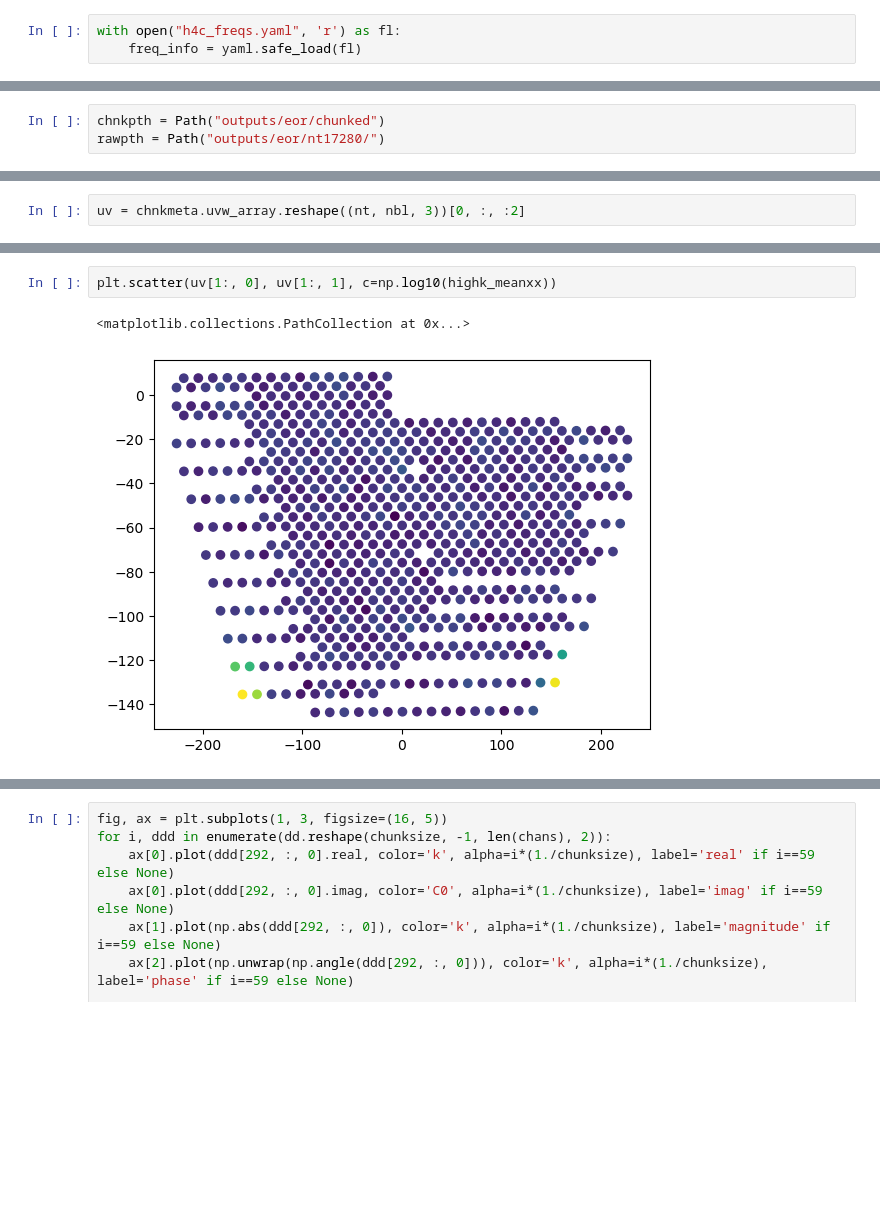
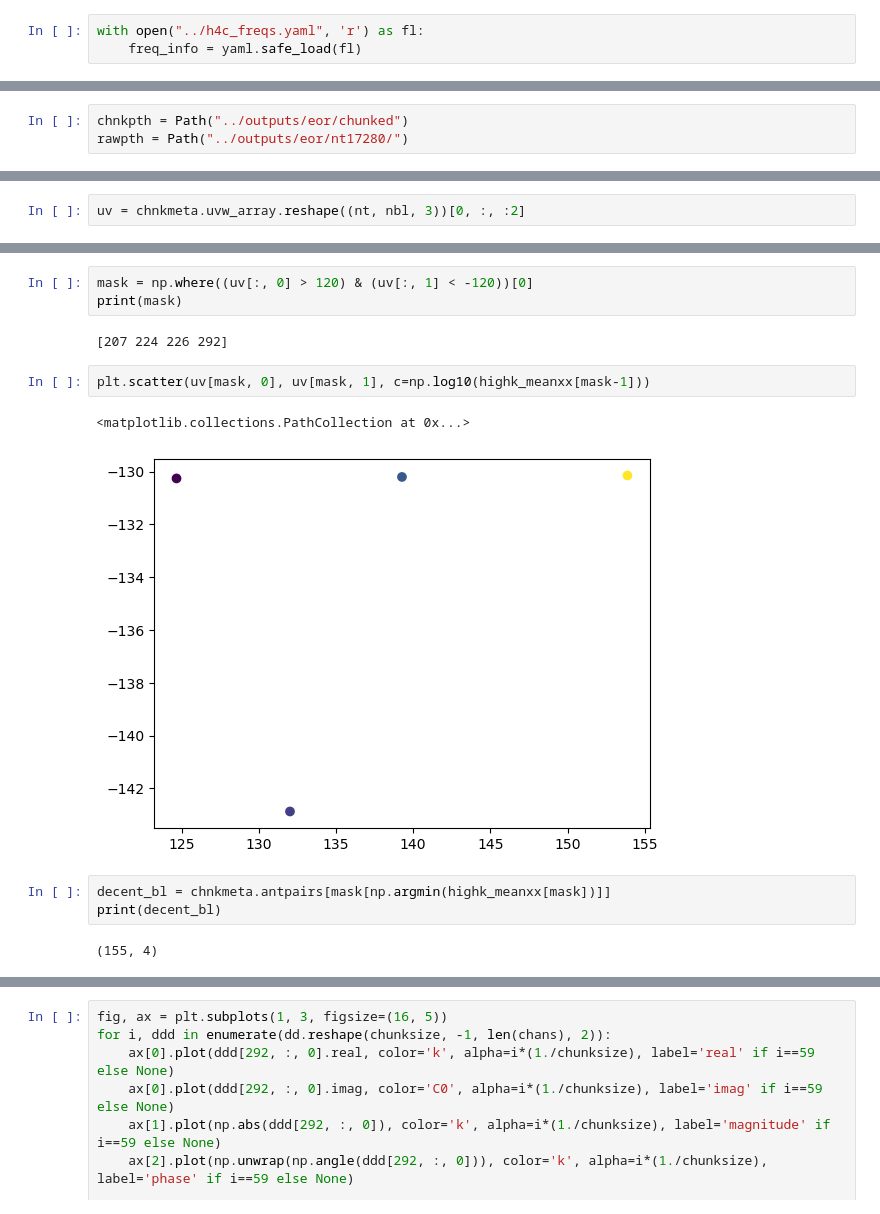
Before and after one commit to RajorshiSChandra/validation-sim, a Jupyter notebook: notebooks/check_rechunk_eor.ipynb, the cells around one changed output, grey strips where cells are left out. Cells and saved outputs as stored; diff of their text form; blank space fills up the shorter version.

```diff
--- a/notebooks/check_rechunk_eor.ipynb
+++ b/notebooks/check_rechunk_eor.ipynb
@@ -11,12 +12,12 @@ import yaml
 import h5py
 # %%
-with open("h4c_freqs.yaml", 'r') as fl:
+with open("../h4c_freqs.yaml", 'r') as fl:
     freq_info = yaml.safe_load(fl)
 # %%
 freqs = np.arange(freq_info['start'], freq_info['end'], freq_info['delta'])
 # %%
-chnkpth = Path("outputs/eor/chunked")
-rawpth = Path("outputs/eor/nt17280/")
+chnkpth = Path("../outputs/eor/chunked")
+rawpth = Path("../outputs/eor/nt17280/")
 # %%
 chnkfiles = sorted(chnkpth.glob("*.uvh5"))
 # %%
@@ -159,8 +187,18 @@ uv = chnkmeta.uvw_array.reshape((nt, nbl, 3))[0, :, :2]
+# %%
+mask = np.where((uv[:, 0] > 120) & (uv[:, 1] < -120))[0]
+print(mask)
+# %% [output]
+[207 224 226 292]
 # %%
-plt.scatter(uv[1:, 0], uv[1:, 1], c=np.log10(highk_meanxx))
+plt.scatter(uv[mask, 0], uv[mask, 1], c=np.log10(highk_meanxx[mask-1]))
 # %% [output]
 <matplotlib.collections.PathCollection at 0x...>
-[figure, old version]
+[figure, new version]
+# %%
+decent_bl = chnkmeta.antpairs[mask[np.argmin(highk_meanxx[mask])]]
+print(decent_bl)
+# %% [output]
+(155, 4)
 # %%
 plt.scatter(np.sqrt(uv[1:, 0]**2 + uv[1:, 1]**2), highk_meanxx)
 plt.yscale('log')
```
Also changed, not shown: parts of 108 cells of this notebook, 3 other files.
